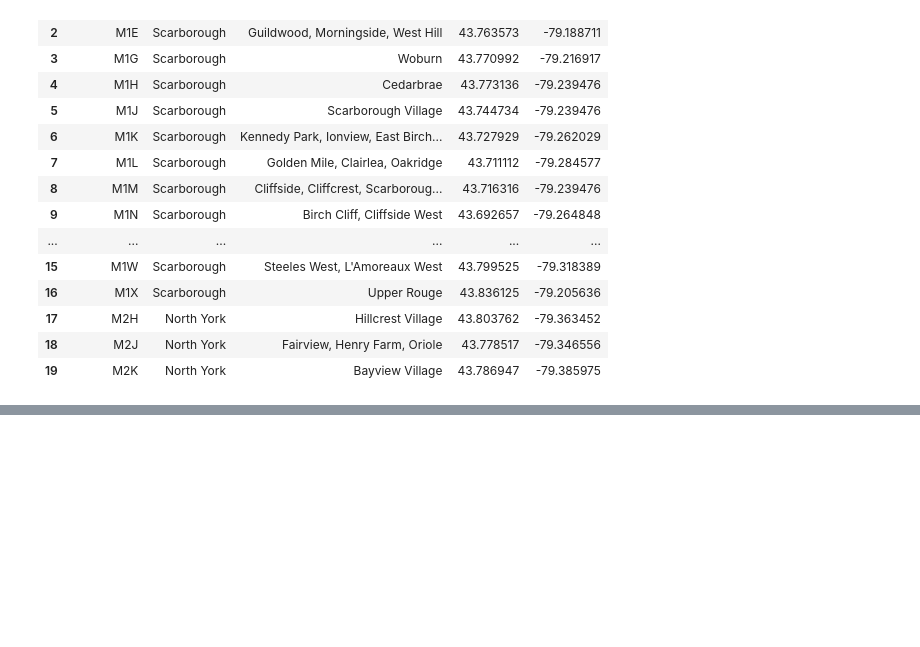
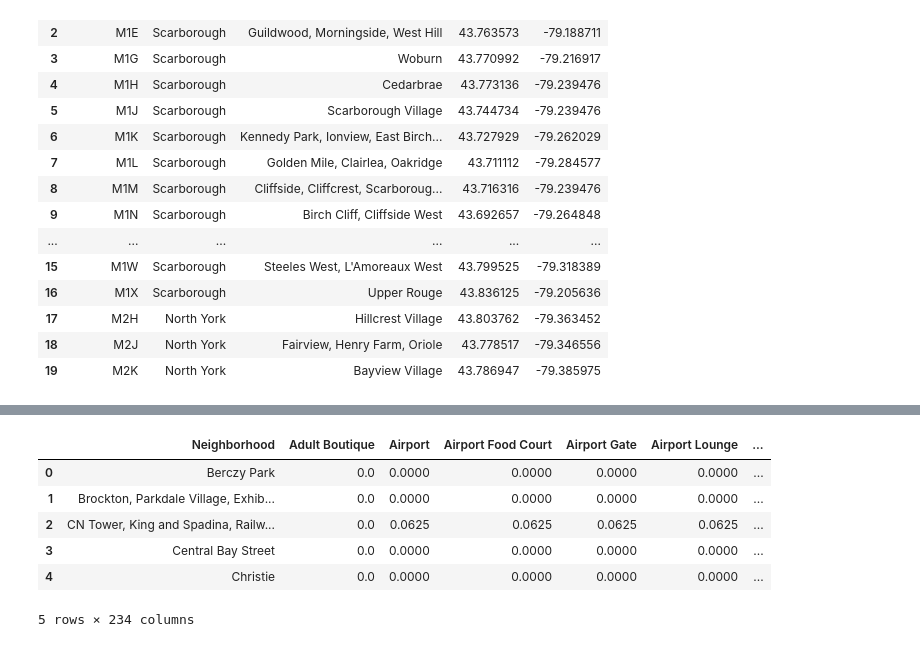
Before and after one commit to Preksha1985/Coursera_Capstone, a Jupyter notebook: Segmenting and Clustering Neighborhoods in Toronto.ipynb, the cells around one changed output, grey strips where cells are left out. Saved outputs shown, nothing was run; the diff lists cells and outputs as text; code cells hidden in the pictures; blank space fills up the shorter version.

```diff
--- a/Segmenting and Clustering Neighborhoods in Toronto.ipynb
+++ b/Segmenting and Clustering Neighborhoods in Toronto.ipynb
@@ -153,0 +263,11 @@ def get_geocode(postal_code):
+# %%
+toronto_grouped = toronto_onehot.groupby('Neighborhood').mean().reset_index()
+toronto_grouped.head()
+# %% [output]
+|  | Neighborhood | Adult Boutique | Airport | Airport Food Court | Airport Gate | Airport Lounge | ... |
+| 0 | Berczy Park | 0.0 | 0.0000 | 0.0000 | 0.0000 | 0.0000 | ... |
+| 1 | Brockton, Parkdale Village, Exhib... | 0.0 | 0.0000 | 0.0000 | 0.0000 | 0.0000 | ... |
+| 2 | CN Tower, King and Spadina, Railw... | 0.0 | 0.0625 | 0.0625 | 0.0625 | 0.0625 | ... |
+| 3 | Central Bay Street | 0.0 | 0.0000 | 0.0000 | 0.0000 | 0.0000 | ... |
+| 4 | Christie | 0.0 | 0.0000 | 0.0000 | 0.0000 | 0.0000 | ... |
+5 rows × 234 columns
```
Also changed, not shown: parts of 17 cells of this notebook.
